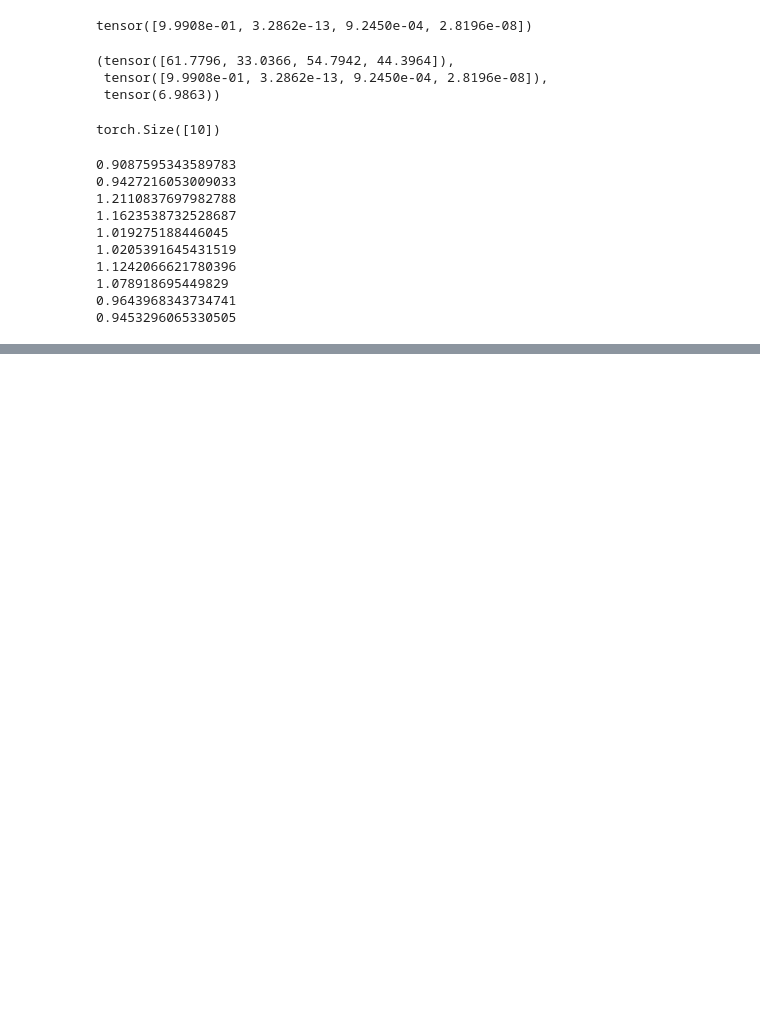
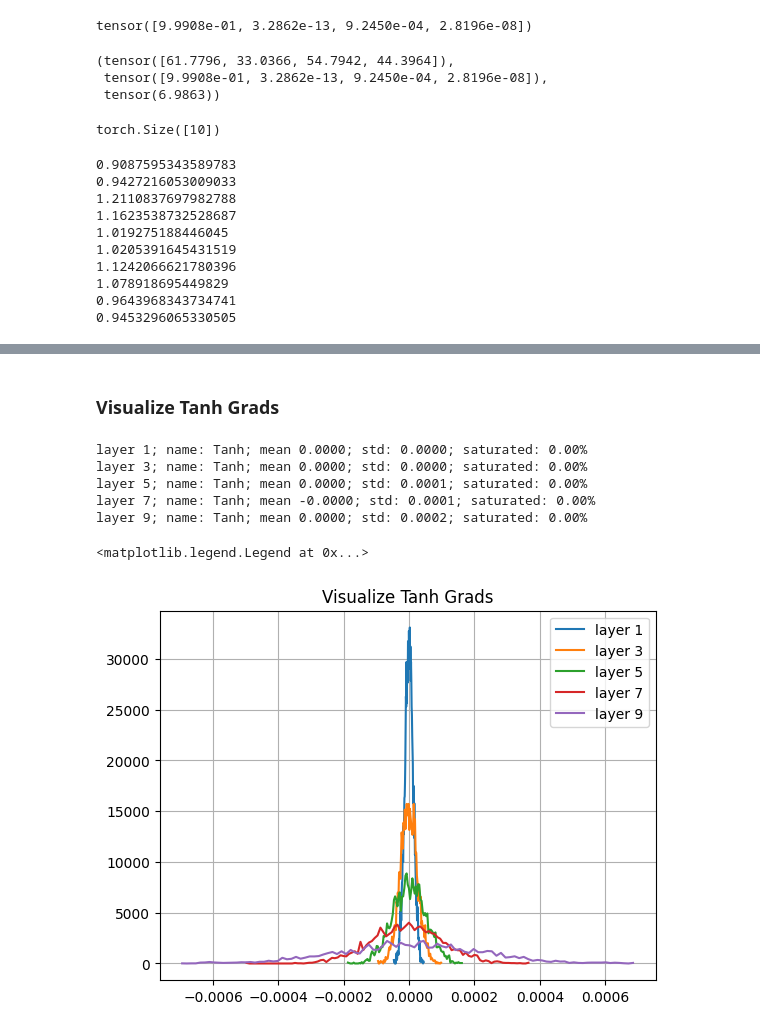
Before and after one commit to h2oduct/nn-zero-to-hero, a Jupyter notebook: lectures/makemore/self_makemore_part3_bn.ipynb, the cells around one changed output, grey strips where cells are left out. Drawn from its saved outputs; the diff is of its cells as text; code cells hidden in the pictures; blank space fills up the shorter version.

```diff
--- a/lectures/makemore/self_makemore_part3_bn.ipynb
+++ b/lectures/makemore/self_makemore_part3_bn.ipynb
@@ -841,0 +1044,26 @@ for i in range(10):
+# %% [markdown]
+### Visualize Tanh Grads
+# %%
+plt.close()
+plt.grid(True)
+for cnt, layer in enumerate(layers):
+    # print(cnt, layer.out.shape, isinstance(layer, Tanh))
+    if isinstance(layer, Tanh):
+        t = layer.out.grad
+        saturated = (t.abs() > 0.90).float().mean()
+        name = layer.__class__.__name__
+        print(f"layer {cnt}; name: {name}; mean {t.mean():0.4f}; std: {t.std():0.4f}; saturated: {100 * saturated:0.2f}%")
+        hy, hx = torch.histogram(t, density=True)
+        # plt.hist(t.detach())
+        plt.title("Visualize Tanh Grads")
+        plt.plot(hx[:-1].detach(), hy.detach(), label=f"layer {cnt}")
+        # break
+plt.legend()
+# %% [output]
+layer 1; name: Tanh; mean 0.0000; std: 0.0000; saturated: 0.00%
+layer 3; name: Tanh; mean 0.0000; std: 0.0000; saturated: 0.00%
+layer 5; name: Tanh; mean 0.0000; std: 0.0001; saturated: 0.00%
+layer 7; name: Tanh; mean -0.0000; std: 0.0001; saturated: 0.00%
+layer 9; name: Tanh; mean 0.0000; std: 0.0002; saturated: 0.00%
+<matplotlib.legend.Legend at 0x...>
+[figure, added]
```
Also changed, not shown: parts of 21 cells of this notebook.
